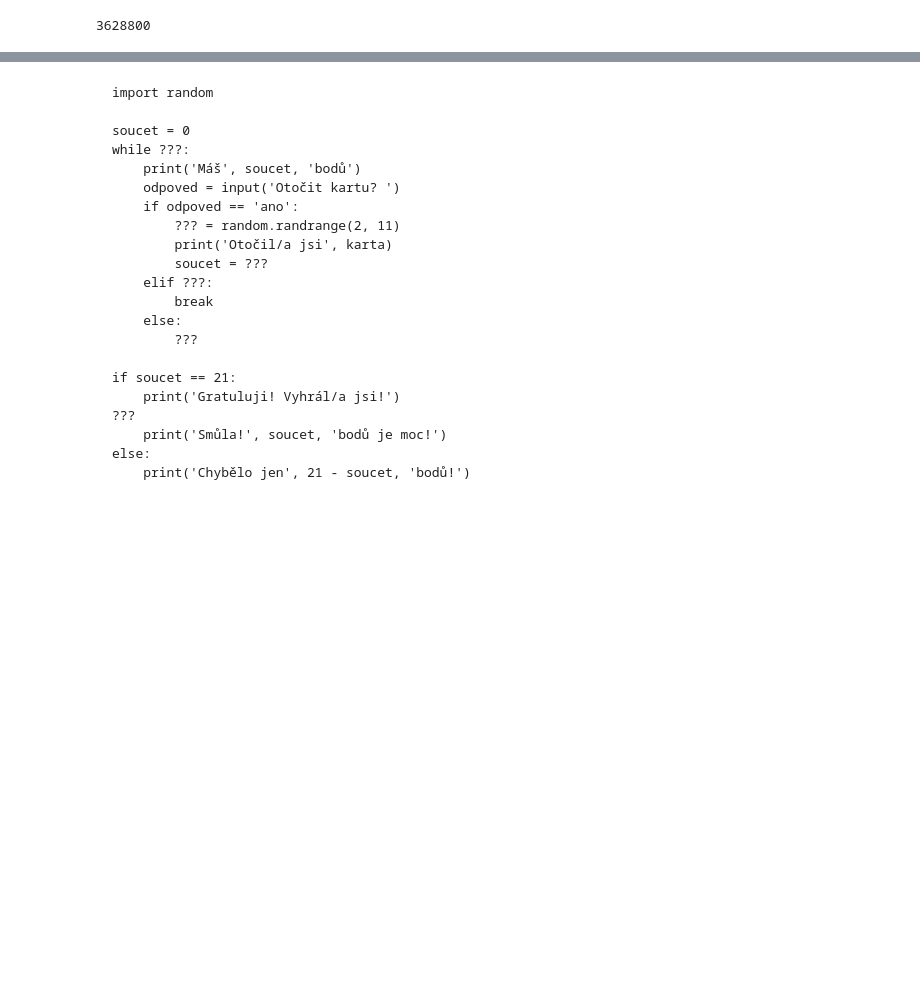
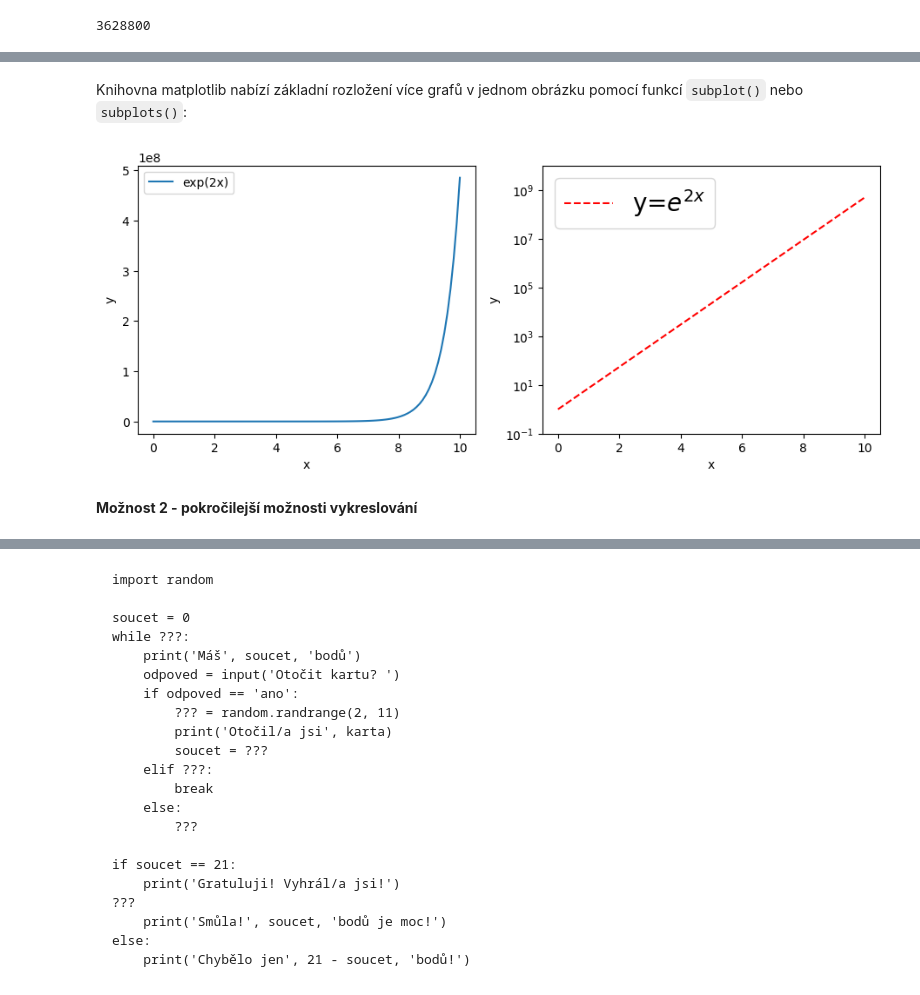
Before and after one commit to loepa01/NME1cvBook, a Jupyter notebook: _sources/lekce/01-uvod-python.ipynb, the cells around one changed output, grey strips where cells are left out. Saved outputs shown, nothing was run; the diff lists cells and outputs as text; code cells hidden in the pictures; blank space fills up the shorter version.

```diff
--- a/_sources/lekce/01-uvod-python.ipynb
+++ b/_sources/lekce/01-uvod-python.ipynb
@@ -636,0 +1045,28 @@ Doplňte chybějící části označené `???` a opravte chyby, aby fungoval pro
+# %% [markdown]
+Knihovna matplotlib nabízí základní rozložení více grafů v jednom obrázku pomocí funkcí `subplot()` nebo `subplots()`:
+# %%
+x = np.linspace(0,10,100)
+y = np.exp(2*x)
+
+plt.figure(0, figsize=(11,4))
+
+plt.subplot(121)
+plt.plot(x,y, label='exp(2x)')
+
+plt.xlabel('x')
+plt.ylabel('y')
+plt.legend()
+
+plt.subplot(122)
+plt.plot(x,y, 'r--')
+
+plt.xlabel('x')
+plt.ylabel('y')
+plt.legend(['y=$e^{2x}$'], fontsize=20, loc='upper left')  # LaTex výraz
+
+plt.yscale('log')   # škála osy y
+plt.ylim([0.1, 1e10]);
+# %% [output]
+[figure, added]
+# %% [markdown]
+**Možnost 2 - pokročilejší možnosti vykreslování**
```
Also changed, not shown: parts of 136 cells of this notebook, 22 other files.
